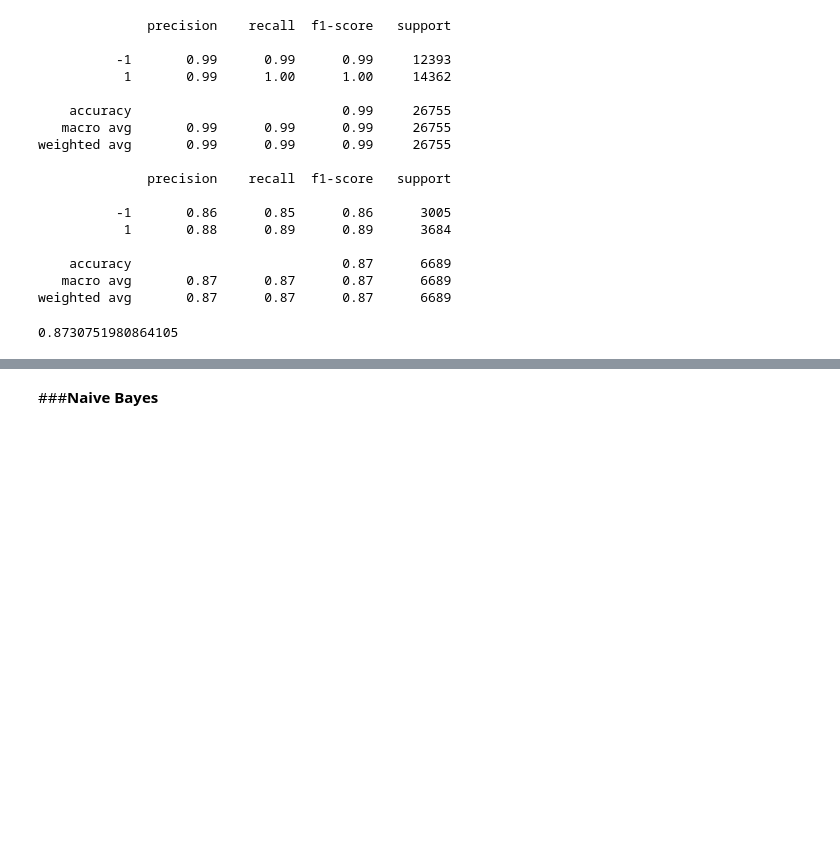
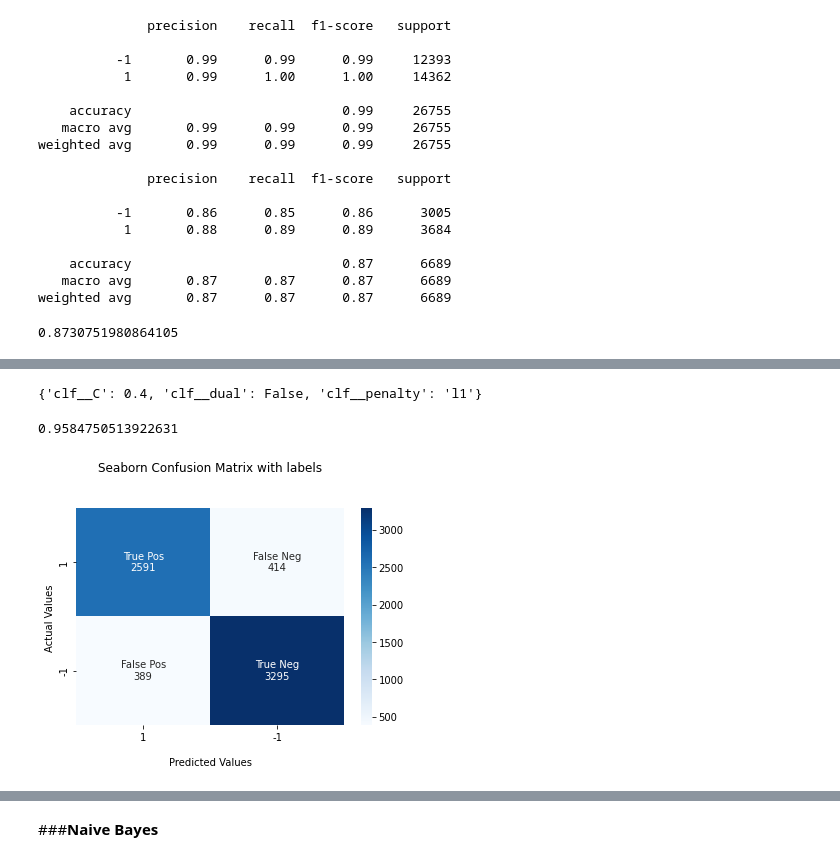
Before and after one commit to Yash1289/CoronaVirus_Tweet_Sentiment, a Jupyter notebook: Coronavirus_Tweet_Sentiment_Analysis_Capstone_Project.ipynb, the cells around one changed output, grey strips where cells are left out. Drawn from its saved outputs; the diff is of its cells as text; code cells hidden in the pictures; blank space fills up the shorter version.

```diff
--- a/Coronavirus_Tweet_Sentiment_Analysis_Capstone_Project.ipynb
+++ b/Coronavirus_Tweet_Sentiment_Analysis_Capstone_Project.ipynb
@@ -745,2 +877,8 @@ column_transformer = ColumnTransformer(
+# %%
+#We are using column transformer so that we can transform different data columns separately
+column_transformer = ColumnTransformer(
+      [('vec1', vectorizer1, 'lemmatized_tweet'),
+    ('vec2', vectorizer2, 'hashtags')],
+    remainder='passthrough')
 # %% [markdown]
 ### **Logistic Regression**
@@ -1545,14 +1692,22 @@ X_train, X_test, y_train, y_test = train_test_split(X, Y, test_size=0.20)
+# %%
+svcb_grid_model = LinearSVC( )
+
+svcb_grid_pipe = Pipeline([
+                  ('vec', column_transformer),
+                  ('clf', svcb_grid_model)
+                ])
 # %%
 # HYperparameter Grid
-param_dict = {'clf__C': [4,5,6],
-              "vec__vec1__ngram_range" : [(1,2),(1,3),(2,2)],
-              "vec__vec2__max_features" : [1000 , 2000 , 3000]
-              }
+param_dict = {
+    "clf__dual" : [False],
+    "clf__penalty" :  ["l1"],
+    "clf__C" : [0.4,0.55,0.75,1,1.2],
+}
 
 kfold = StratifiedKFold(n_splits=2)
 
 
 # Create an instance of the RandomForestRegressor
-svc_grid_model = GridSearchCV(svc_pipe , param_grid=param_dict , cv = kfold , return_train_score=True, verbose=1)
+svcb_grid_model = GridSearchCV(svcb_grid_pipe , param_grid=param_dict , cv = kfold , return_train_score=True, verbose=1)
 
-svc_grid_model.fit(X_train, y_train)
+svcb_grid_model.fit(X_train, y_train)
@@ -1559,5 +1729,11 @@ svc_grid_model.fit(X_train, y_train)
+# %%
+svcb_grid_model.best_params_
+# %% [output]
+{'clf__C': 0.4, 'clf__dual': False, 'clf__penalty': 'l1'}
 # %%
-svc_grid_model.score(X_train ,y_train)
+svcb_grid_model.score(X_train ,y_train)
+# %% [output]
+0.9584750513922631
 # %%
-train_grid_preds = svc_grid_model.predict(X_train)
-test_grid_preds = svc_grid_model.predict(X_test)
+svcb_train_grid_preds = svcb_grid_model.predict(X_train)
+svcb_test_grid_preds = svcb_grid_model.predict(X_test)
@@ -1567 +1740,6 @@ Improved_cf(cf_matrix_svc_grid)
+# %%
+cf_matrix_svcb_grid = confusion_matrix(y_test, svcb_test_grid_preds)
+Improved_cf_binary(cf_matrix_svcb_grid)
+# %% [output]
+[figure, added]
 # %%
```
Also changed, not shown: parts of 274 cells of this notebook.
